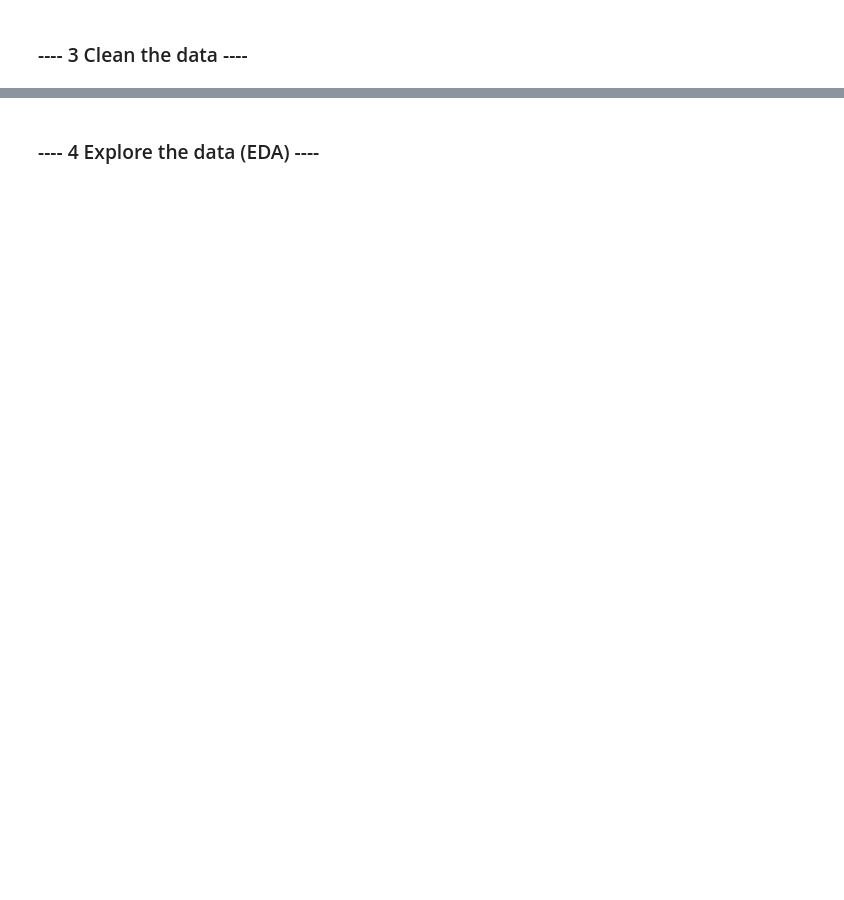
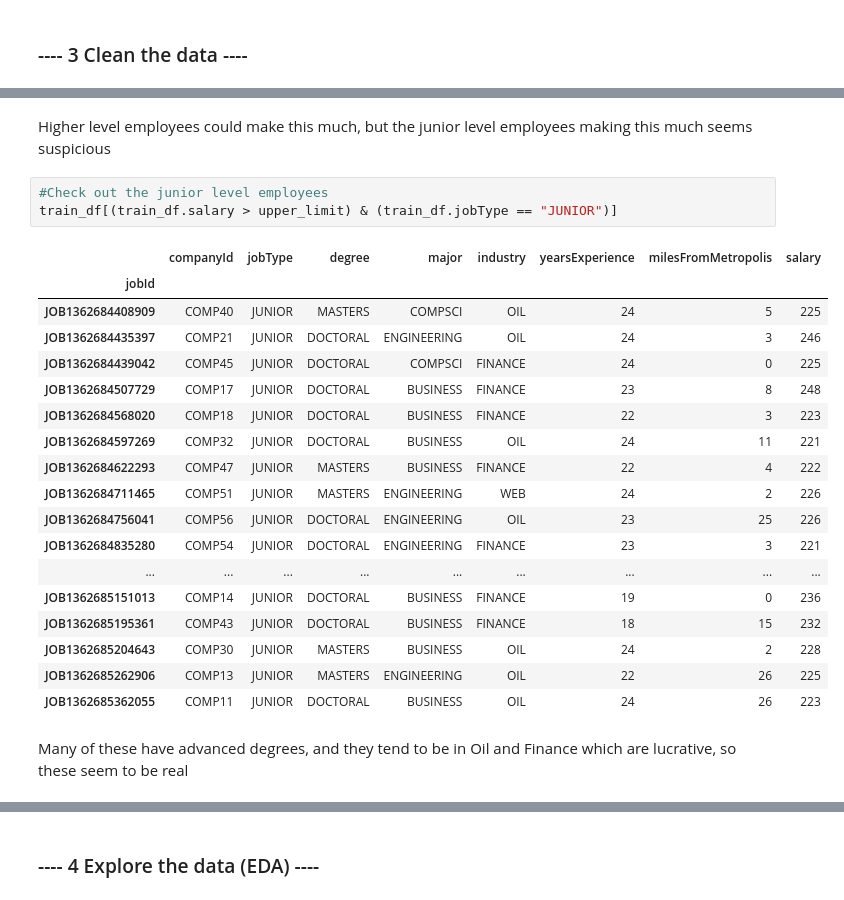
Before and after one commit to z-yoscovits/salarypredictionportfolio, a Jupyter notebook: SalaryPrediction.ipynb, the cells around one changed output, grey strips where cells are left out. Drawn from its saved outputs; the diff is of its cells as text; blank space fills up the shorter version.

```diff
--- a/SalaryPrediction.ipynb
+++ b/SalaryPrediction.ipynb
@@ -27,0 +136,26 @@ __email__ = "your email here"
+# %% [markdown]
+Higher level employees could make this much, but the junior level employees making this much seems suspicious
+# %%
+#Check out the junior level employees
+train_df[(train_df.salary > upper_limit) & (train_df.jobType == "JUNIOR")]
+# %% [output]
+|  | companyId | jobType | degree | major | industry | yearsExperience | milesFromMetropolis | salary |
+| jobId |  |  |  |  |  |  |  |  |
+| JOB1362684408909 | COMP40 | JUNIOR | MASTERS | COMPSCI | OIL | 24 | 5 | 225 |
+| JOB1362684435397 | COMP21 | JUNIOR | DOCTORAL | ENGINEERING | OIL | 24 | 3 | 246 |
+| JOB1362684439042 | COMP45 | JUNIOR | DOCTORAL | COMPSCI | FINANCE | 24 | 0 | 225 |
+| JOB1362684507729 | COMP17 | JUNIOR | DOCTORAL | BUSINESS | FINANCE | 23 | 8 | 248 |
+| JOB1362684568020 | COMP18 | JUNIOR | DOCTORAL | BUSINESS | FINANCE | 22 | 3 | 223 |
+| JOB1362684597269 | COMP32 | JUNIOR | DOCTORAL | BUSINESS | OIL | 24 | 11 | 221 |
+| JOB1362684622293 | COMP47 | JUNIOR | MASTERS | BUSINESS | FINANCE | 22 | 4 | 222 |
+| JOB1362684711465 | COMP51 | JUNIOR | MASTERS | ENGINEERING | WEB | 24 | 2 | 226 |
+| JOB1362684756041 | COMP56 | JUNIOR | DOCTORAL | ENGINEERING | OIL | 23 | 25 | 226 |
+| JOB1362684835280 | COMP54 | JUNIOR | DOCTORAL | ENGINEERING | FINANCE | 23 | 3 | 221 |
+| ... | ... | ... | ... | ... | ... | ... | ... | ... |
+| JOB1362685151013 | COMP14 | JUNIOR | DOCTORAL | BUSINESS | FINANCE | 19 | 0 | 236 |
+| JOB1362685195361 | COMP43 | JUNIOR | DOCTORAL | BUSINESS | FINANCE | 18 | 15 | 232 |
+| JOB1362685204643 | COMP30 | JUNIOR | MASTERS | BUSINESS | OIL | 24 | 2 | 228 |
+| JOB1362685262906 | COMP13 | JUNIOR | MASTERS | ENGINEERING | OIL | 22 | 26 | 225 |
+| JOB1362685362055 | COMP11 | JUNIOR | DOCTORAL | BUSINESS | OIL | 24 | 26 | 223 |
+# %% [markdown]
+Many of these have advanced degrees, and they tend to be in Oil and Finance which are lucrative, so these seem to be real
```
Also changed, not shown: parts of 78 cells of this notebook, 1 other file.
